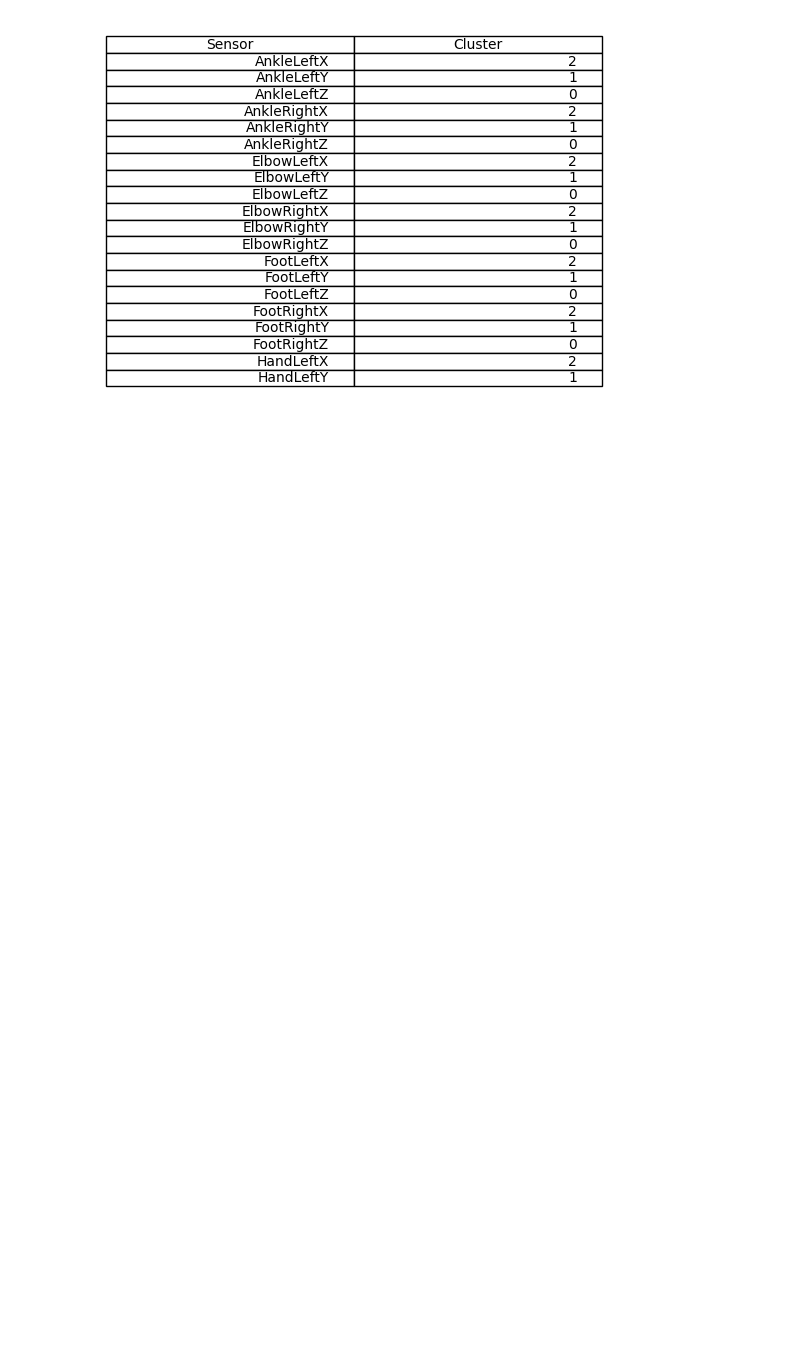
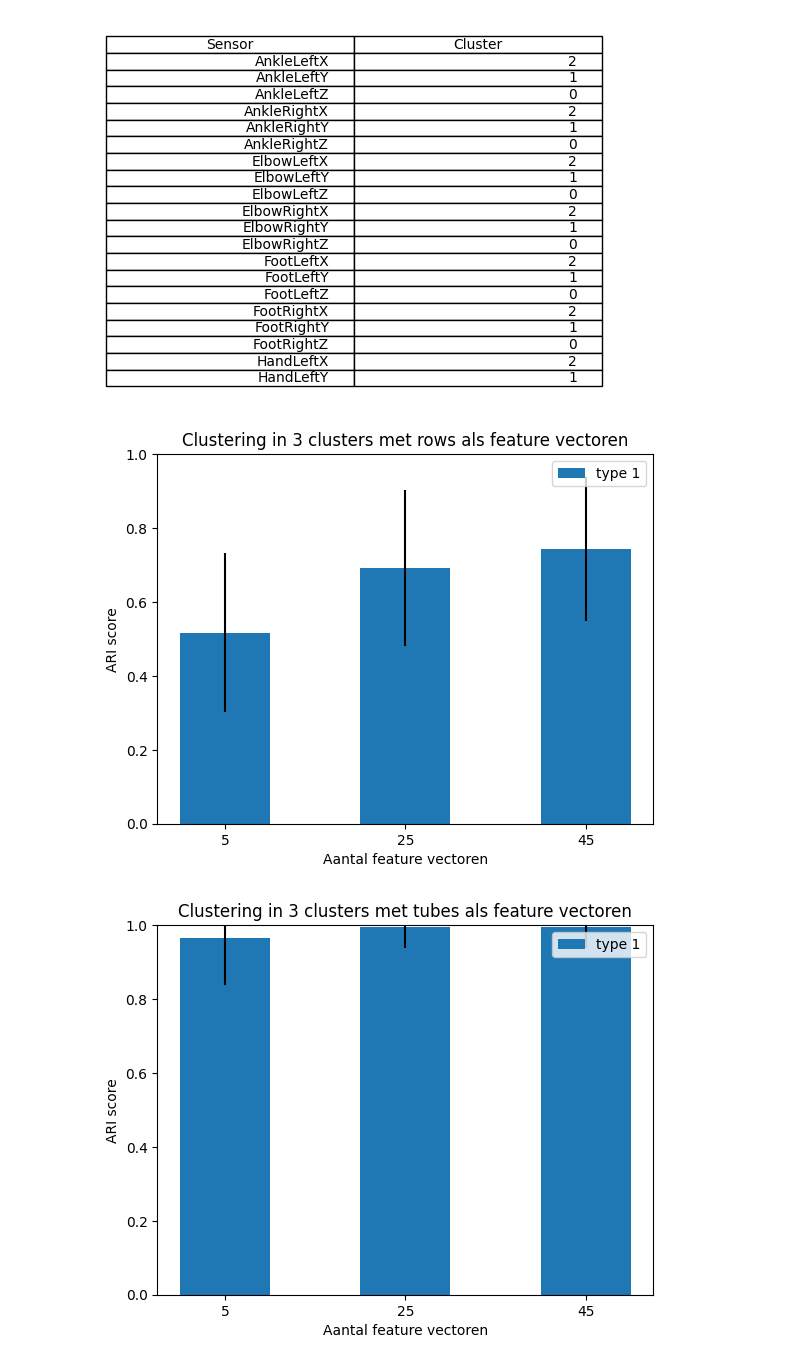
Before and after one commit to lolgameboy/TensorTimeSeriesClustering, a Jupyter notebook: scripts/notebook.ipynb, the cells around one changed output. Cells and saved outputs as stored; diff of their text form; code cells hidden in the pictures; blank space fills up the shorter version.

```diff
--- a/scripts/notebook.ipynb
+++ b/scripts/notebook.ipynb
@@ -36,0 +39,17 @@ show_table('tubes', 20, "vector_aca_t", 3, 30, 3)
+# %%
+# Reproductie resultaten Tuur
+# Experiment 1
+cluster_ari([1], 3, 'rows', 5, 20, 45, get_overview()["exercise"], 100, False, True, 10)
+
+# True labels van experiment 2
+from tensor import get_people_exercises_sensors
+_, _, sensors = get_people_exercises_sensors()
+labels = []
+for i in range(len(sensors)):
+    labels.append(sensors[i][-1])
+
+# Experiment 2
+cluster_ari([1], 3, 'tubes', 5, 20, 45, labels, 100, False, True, 10)
+# %% [output]
+[figure, added]
+[figure, added]
```
Also changed, not shown: parts of 4 cells of this notebook, 13 other files.
